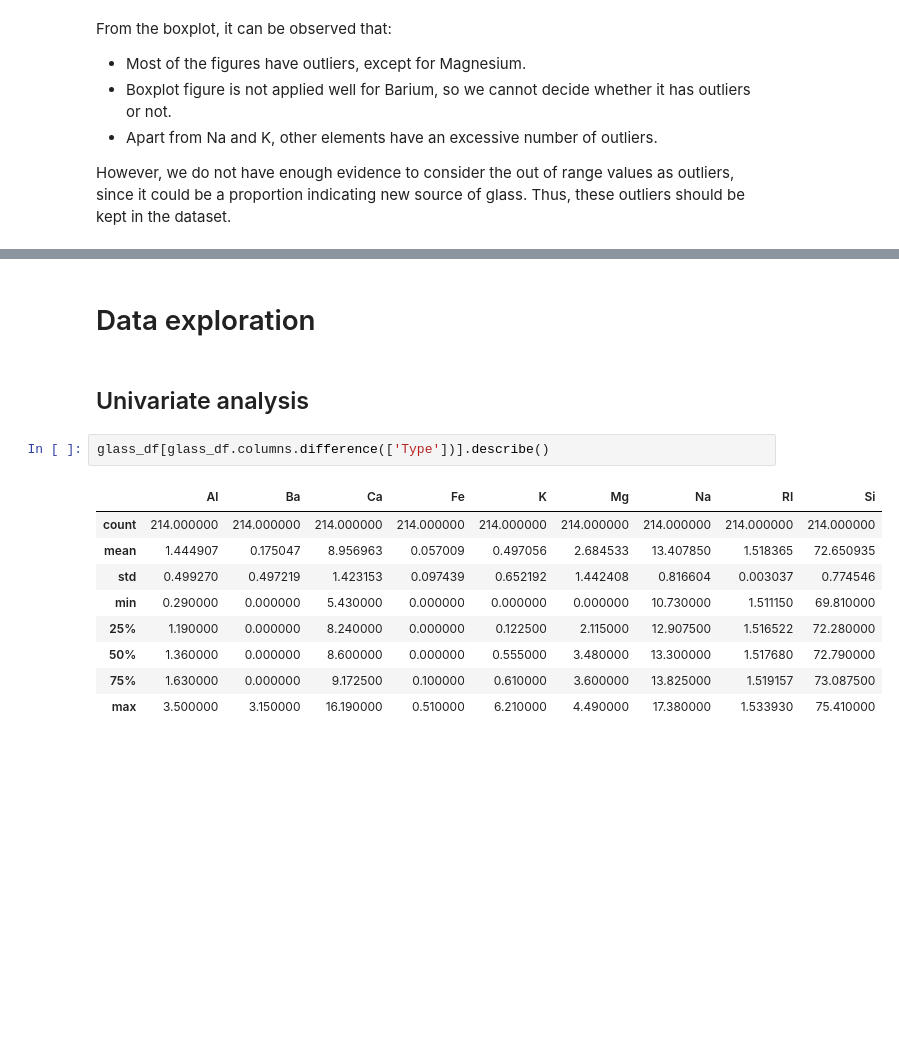
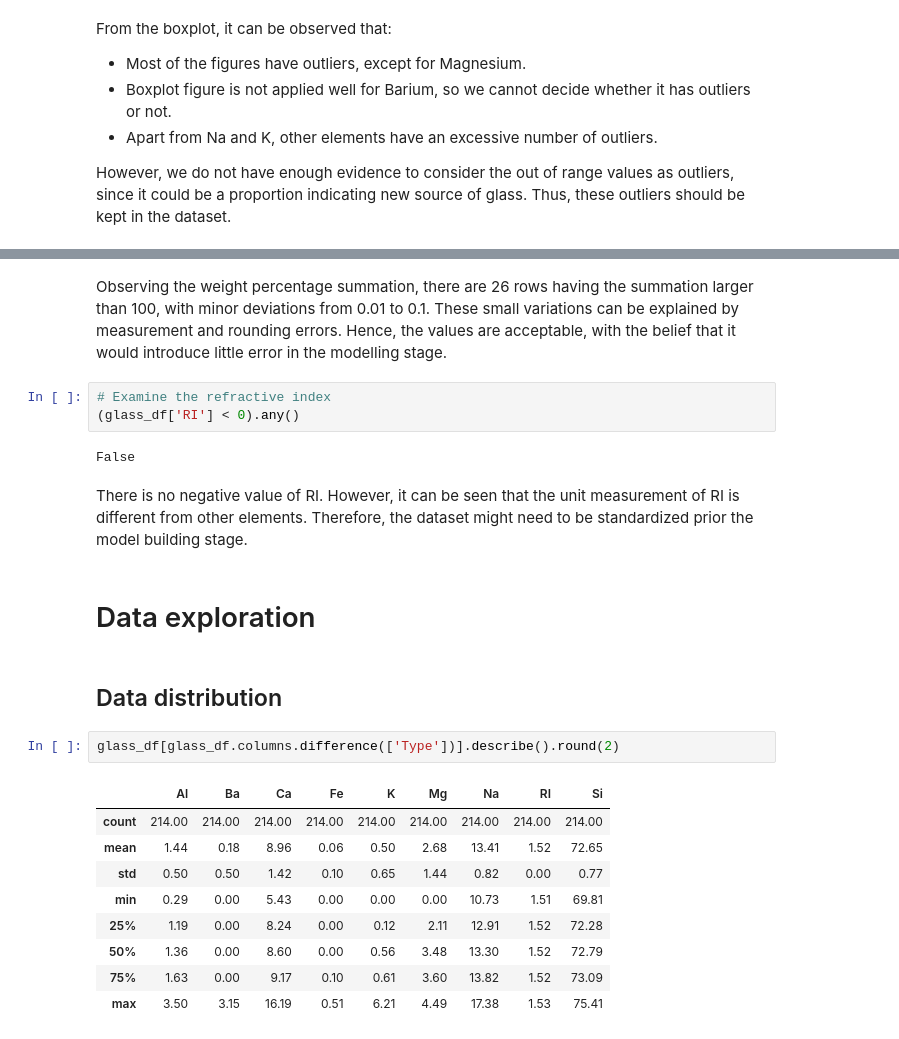
Before and after one commit to xian-94/ds_asm2_clustering, a Jupyter notebook: assignment2.ipynb, the cells around one changed output, grey strips where cells are left out. Saved outputs shown, nothing was run; the diff lists cells and outputs as text; blank space fills up the shorter version.

Commit message:
Finish univariate analysis

```diff
--- a/assignment2.ipynb
+++ b/assignment2.ipynb
@@ -134,16 +137,25 @@ There is no negative value of RI. However, it can be seen that the unit measurem
+# %% [markdown]
+Observing the weight percentage summation, there are 26 rows having the summation larger than 100, with minor deviations from 0.01 to 0.1. These small variations can be explained by measurement and rounding errors. Hence, the values are acceptable, with the belief that it would introduce little error in the modelling stage.
+# %%
+# Examine the refractive index
+(glass_df['RI'] < 0).any()
+# %% [output]
+False
+# %% [markdown]
+There is no negative value of RI. However, it can be seen that the unit measurement of RI is different from other elements. Therefore, the dataset might need to be standardized prior the model building stage.
 # %% [markdown]
 # Data exploration
 # %% [markdown]
-## Univariate analysis
+## Data distribution
 # %%
-glass_df[glass_df.columns.difference(['Type'])].describe()
+glass_df[glass_df.columns.difference(['Type'])].describe().round(2)
 # %% [output]
 |  | Al | Ba | Ca | Fe | K | Mg | Na | RI | Si |
-| count | 214.000000 | 214.000000 | 214.000000 | 214.000000 | 214.000000 | 214.000000 | 214.000000 | 214.000000 | 214.000000 |
-| mean | 1.444907 | 0.175047 | 8.956963 | 0.057009 | 0.497056 | 2.684533 | 13.407850 | 1.518365 | 72.650935 |
-| std | 0.499270 | 0.497219 | 1.423153 | 0.097439 | 0.652192 | 1.442408 | 0.816604 | 0.003037 | 0.774546 |
-| min | 0.290000 | 0.000000 | 5.430000 | 0.000000 | 0.000000 | 0.000000 | 10.730000 | 1.511150 | 69.810000 |
-| 25% | 1.190000 | 0.000000 | 8.240000 | 0.000000 | 0.122500 | 2.115000 | 12.907500 | 1.516522 | 72.280000 |
-| 50% | 1.360000 | 0.000000 | 8.600000 | 0.000000 | 0.555000 | 3.480000 | 13.300000 | 1.517680 | 72.790000 |
-| 75% | 1.630000 | 0.000000 | 9.172500 | 0.100000 | 0.610000 | 3.600000 | 13.825000 | 1.519157 | 73.087500 |
-| max | 3.500000 | 3.150000 | 16.190000 | 0.510000 | 6.210000 | 4.490000 | 17.380000 | 1.533930 | 75.410000 |
+| count | 214.00 | 214.00 | 214.00 | 214.00 | 214.00 | 214.00 | 214.00 | 214.00 | 214.00 |
+| mean | 1.44 | 0.18 | 8.96 | 0.06 | 0.50 | 2.68 | 13.41 | 1.52 | 72.65 |
+| std | 0.50 | 0.50 | 1.42 | 0.10 | 0.65 | 1.44 | 0.82 | 0.00 | 0.77 |
+| min | 0.29 | 0.00 | 5.43 | 0.00 | 0.00 | 0.00 | 10.73 | 1.51 | 69.81 |
+| 25% | 1.19 | 0.00 | 8.24 | 0.00 | 0.12 | 2.11 | 12.91 | 1.52 | 72.28 |
+| 50% | 1.36 | 0.00 | 8.60 | 0.00 | 0.56 | 3.48 | 13.30 | 1.52 | 72.79 |
+| 75% | 1.63 | 0.00 | 9.17 | 0.10 | 0.61 | 3.60 | 13.82 | 1.52 | 73.09 |
+| max | 3.50 | 3.15 | 16.19 | 0.51 | 6.21 | 4.49 | 17.38 | 1.53 | 75.41 |
```
Also changed, not shown: parts of 43 cells of this notebook.
